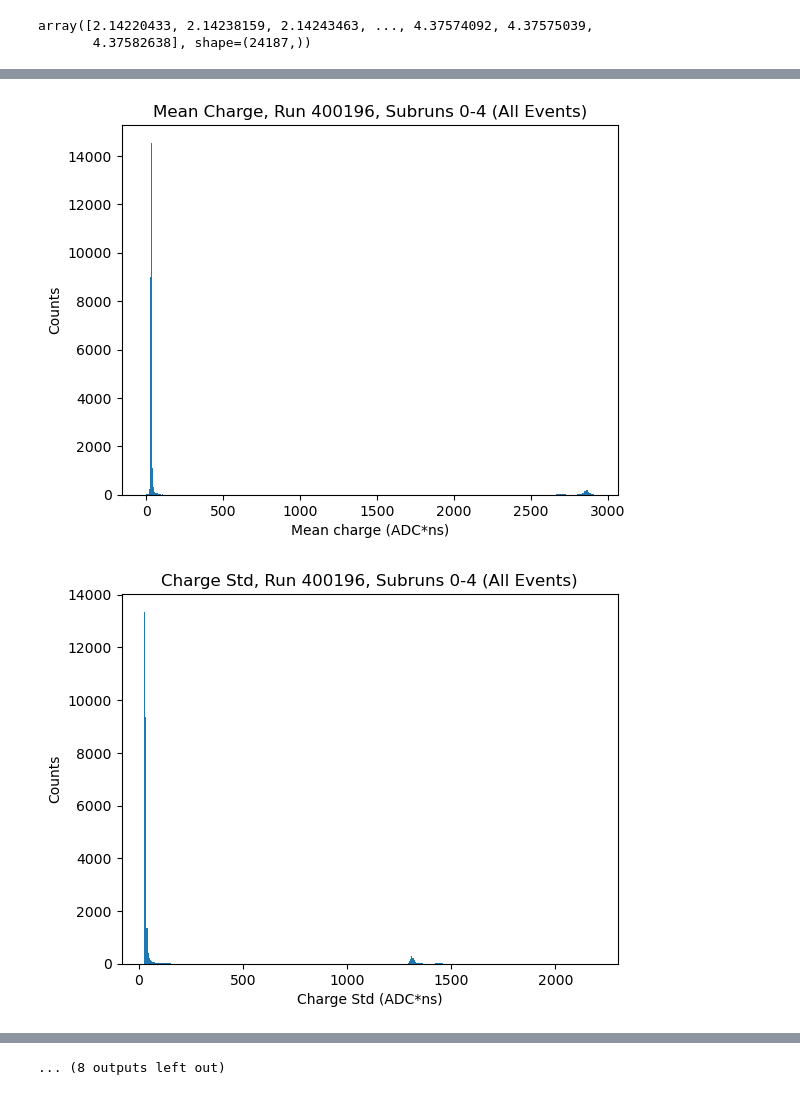
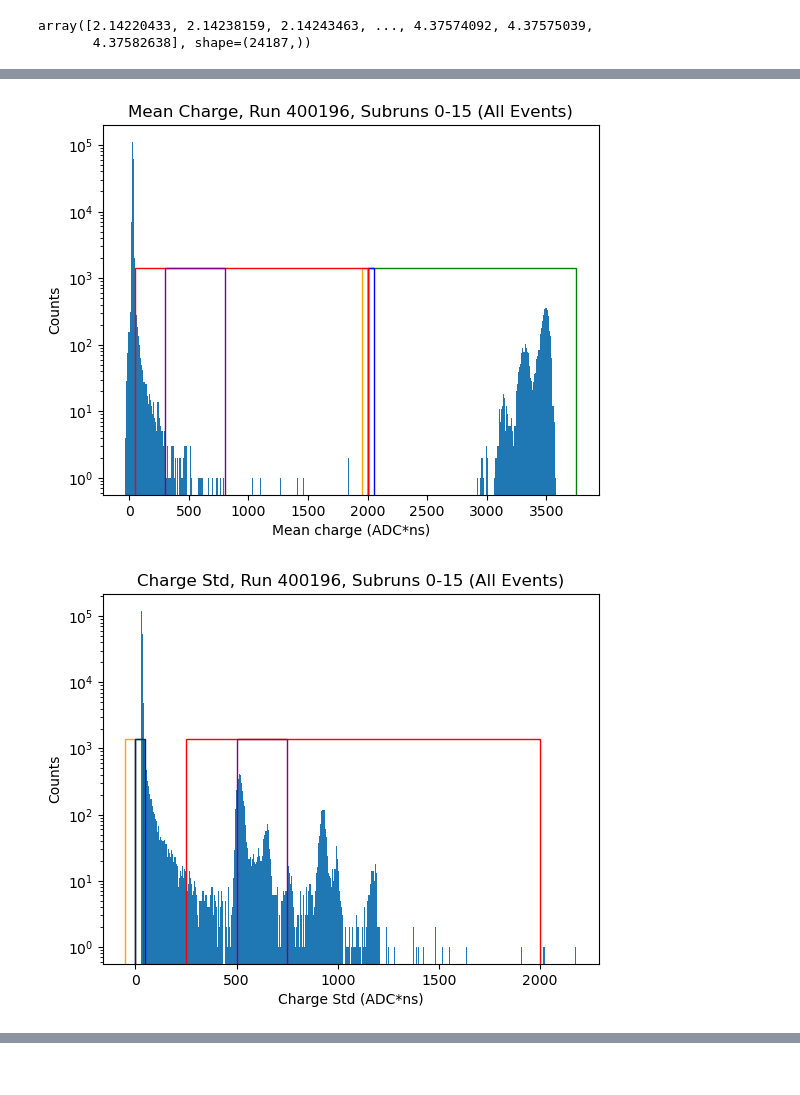
Before and after one commit to GriffinB243/DQM_scripts, a Jupyter notebook: DQM_notebook.ipynb, the cells around one changed output, grey strips where cells are left out. Saved outputs shown, nothing was run; the diff lists cells and outputs as text; code cells hidden in the pictures.

```diff
--- a/DQM_notebook.ipynb
+++ b/DQM_notebook.ipynb
@@ -108,7 +108,7 @@ def collect_stats(reader):
 
 def get_cuts():
     chshowx_max=1250
-    chshowx_min=25
+    chshowx_min=40
     chshowy_max=2000
     chshowy_min=40
 
@@ -119,7 +119,7 @@ def get_cuts():
 
     tshowx_max=1250
     tshowx_min=0
-    tshowy_max=21.5
+    tshowy_max=21
     tshowy_min=14
 
     tflashx_max=3750
@@ -1075,23 +1221,34 @@ event_rate_hists([400196, 5], sorted_run_data, sorted_subrun, 1, 60E9,"/data/use
 # %%
 def fixed_cuts(): #fixed up cuts function
-    charge_mean_shower_max=1250
-    charge_mean_shower_min=25
+    charge_mean_flasher_min=2000
+    charge_mean_flasher_max=3750
 
-    charge_std_shower_max=2000
+    charge_mean_noise_min=0
+    charge_mean_noise_max=38
+
+    charge_mean_shower_min=40
+    charge_mean_shower_max=2000
+
+    charge_std_flasher_min=250
+    charge_std_flasher_max=2000
+
+    charge_std_noise_min=0
+    charge_std_noise_max=42
+
     charge_std_shower_min=40
+    charge_std_shower_max=2500
 
-    charge_mean_flasher_max=3750
-    charge_mean_flasher_min=2000
+    time_std_flasher_min=10
+    time_std_flasher_max=18.5
 
-    charge_std_flasher_max=1750
-    charge_std_flasher_min=800
+    time_std_noise_min=21
+    time_std_noise_max=26
 
-    time_std_shower_max=21.5
     time_std_shower_min=14
+    time_std_shower_max=21
 
-    time_std_flasher_max=18
-    time_std_flasher_min=12
 
-    return charge_mean_shower_min, charge_mean_shower_max, charge_std_shower_min, charge_std_shower_max, charge_mean_flasher_min, charge_mean_flasher_max, charge_std_flasher_min, charge_std_flasher_max, time_std_shower_min, time_std_shower_max, time_std_flasher_min, time_std_flasher_max
+
+    return charge_mean_flasher_min, charge_mean_flasher_max, charge_mean_noise_min, charge_mean_noise_max, charge_mean_shower_min, charge_mean_shower_max, charge_std_flasher_min, charge_std_flasher_max, charge_std_noise_min, charge_std_noise_max, charge_std_shower_min, charge_std_shower_max, time_std_flasher_min, time_std_flasher_max, time_std_noise_min, time_std_noise_max, time_std_shower_min, time_std_shower_max
 # %%
 #new 2d histograms function
@@ -1287,6 +1502,6 @@ def sorting_hists_2d(cuts, current_sr, sorted_run_data, sorted_subrun, display_p
 # %%
 #2d histogram testing
 cuts=fixed_cuts()
-current_sr=[400196, 4]
-sorting_hists_2d(cuts, current_sr, sorted_run_data, sr_data, "/data/user/fbivens5020/DQM_Plots/DQM_display_plots/", "/data/user/fbivens5020/DQM_Plots/", subrun_plots=False, boxes=True, regions=True, flashers=True, tight=True)
+current_sr=[400196, 15]
+sorting_hists_2d(cuts, current_sr, sorted_run_data, sr_data, "/data/user/fbivens5020/DQM_scripts/DQM_plots/display_plots/", "/data/user/fbivens5020/DQM_scripts/DQM_plots/subrun_plots", subrun_plots=False, boxes=True, regions=True, flashers=True, tight=True)
 # %% [output]
@@ -1573,7 +1956,7 @@ def sorting_hists_1d(cuts, current_sr, sorted_run_data, sr_data, display_plots_p
             plt.show()
 # %%
 #1d hist function testing
-sorting_hists_1d(cuts, current_sr, sorted_run_data, sr_data, "/data/user/fbivens5020/DQM_Plots/DQM_display_plots/", "/data/user/fbivens5020/DQM_Plots/", subrun_plots=True, boxes=False, regions=True, flashers=True)
+sorting_hists_1d(cuts, current_sr, sorted_run_data, sr_data, "/data/user/fbivens5020/DQM_Plots/DQM_display_plots/", "/data/user/fbivens5020/DQM_Plots/", subrun_plots=False, boxes=True, regions=True, flashers=False)
 # %% [output]
-[figure, old version]
+[figure, new version]
-[figure, old version]
+[figure, new version]
@@ -1590,2 +1968 @@ sorting_hists_1d(cuts, current_sr, sorted_run_data, sr_data, "/data/user/fbivens
-... (8 outputs left out)
 # %%
```
Also changed, not shown: parts of 20 cells of this notebook, 4 other files.
